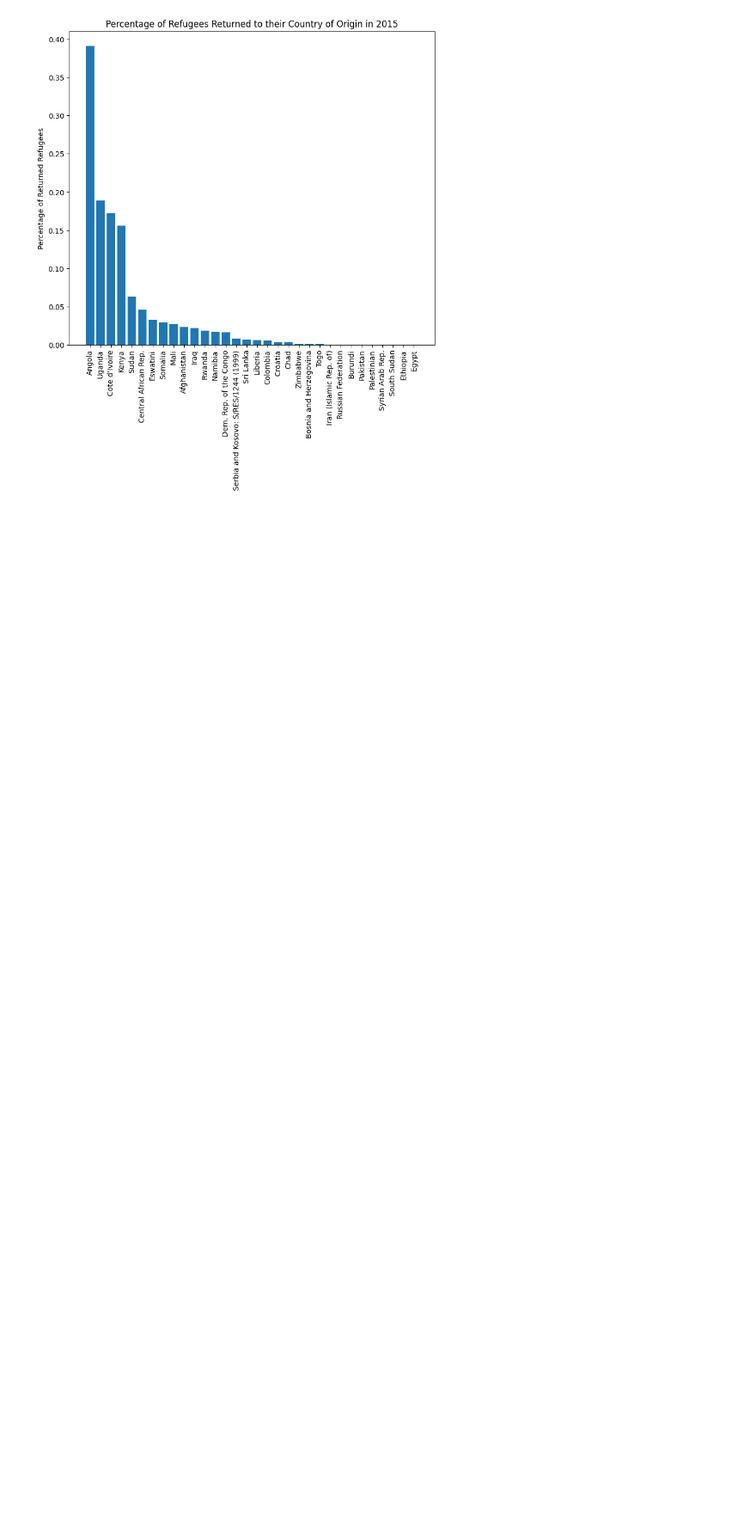
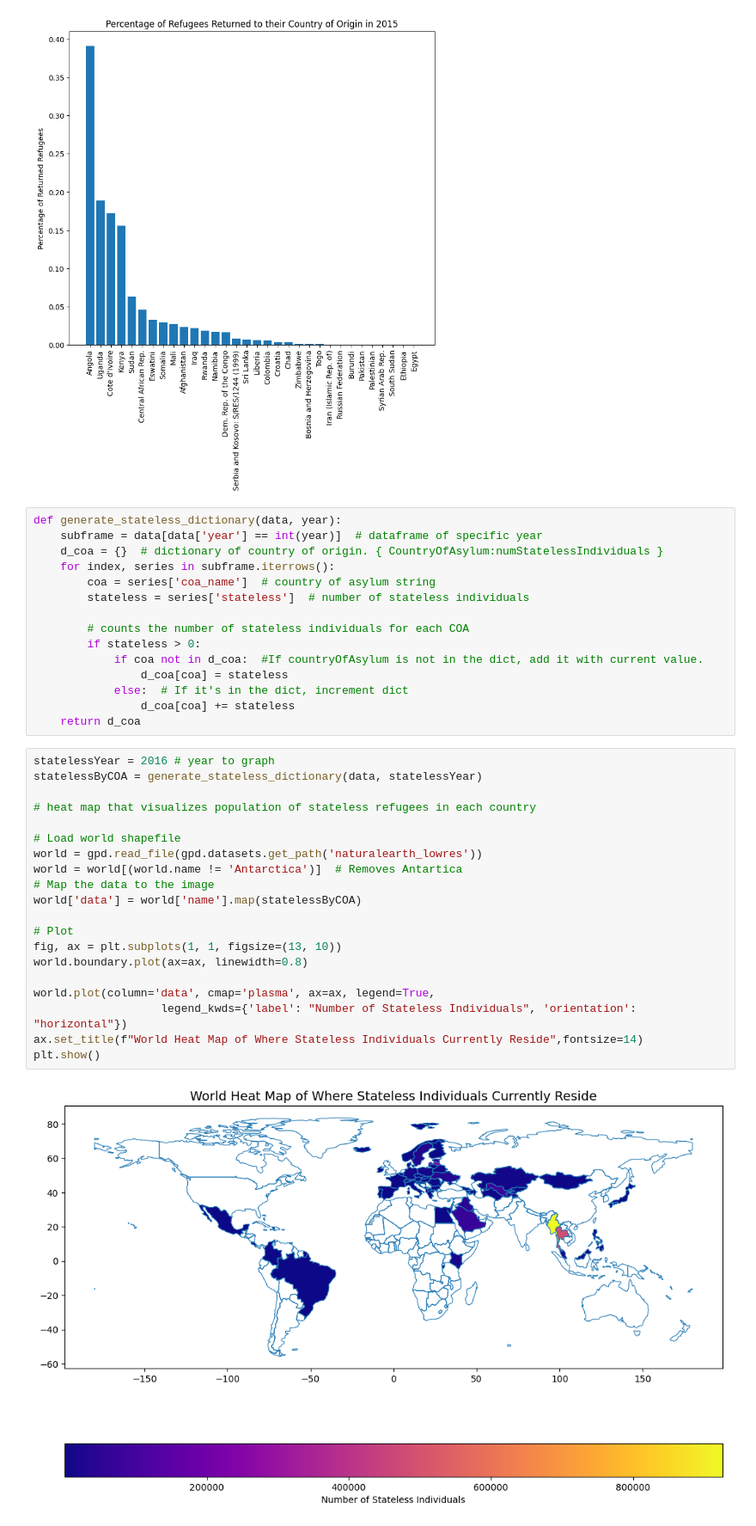
Before and after one commit to Ben-Heinze/CSCI-491-Data-Visualization, a Jupyter notebook: Final Project/RefugeeData.ipynb, the cells around one changed output. Shown at 86% size. Cells and saved outputs as stored; diff of their text form; blank space fills up the shorter version.

Commit message:
time series/trend stuff

```diff
--- a/Final Project/RefugeeData.ipynb
+++ b/Final Project/RefugeeData.ipynb
@@ -269,3 +285,40 @@ Ethiopia: 5/85839
 Egypt: 5/17929
 Kenya: 1231/7902
 [figure]
+# %%
+def generate_stateless_dictionary(data, year):
+    subframe = data[data['year'] == int(year)]  # dataframe of specific year
+    d_coa = {}  # dictionary of country of origin. { CountryOfAsylum:numStatelessIndividuals }
+    for index, series in subframe.iterrows():
+        coa = series['coa_name']  # country of asylum string
+        stateless = series['stateless']  # number of stateless individuals
+
+        # counts the number of stateless individuals for each COA
+        if stateless > 0:
+            if coa not in d_coa:  #If countryOfAsylum is not in the dict, add it with current value.
+                d_coa[coa] = stateless
+            else:  # If it's in the dict, increment dict
+                d_coa[coa] += stateless
+    return d_coa
+# %%
+statelessYear = 2016 # year to graph
+statelessByCOA = generate_stateless_dictionary(data, statelessYear)
+
+# heat map that visualizes population of stateless refugees in each country
+
+# Load world shapefile
+world = gpd.read_file(gpd.datasets.get_path('naturalearth_lowres'))
+world = world[(world.name != 'Antarctica')]  # Removes Antartica
+# Map the data to the image
+world['data'] = world['name'].map(statelessByCOA)
+
+# Plot
+fig, ax = plt.subplots(1, 1, figsize=(13, 10))
+world.boundary.plot(ax=ax, linewidth=0.8)
+
+world.plot(column='data', cmap='plasma', ax=ax, legend=True,
+                   legend_kwds={'label': "Number of Stateless Individuals", 'orientation': "horizontal"})
+ax.set_title(f"World Heat Map of Where Stateless Individuals Currently Reside",fontsize=14)
+plt.show()
+# %% [output]
+[figure, added]
```
Also changed, not shown: parts of 4 cells of this notebook, 3 other files.
